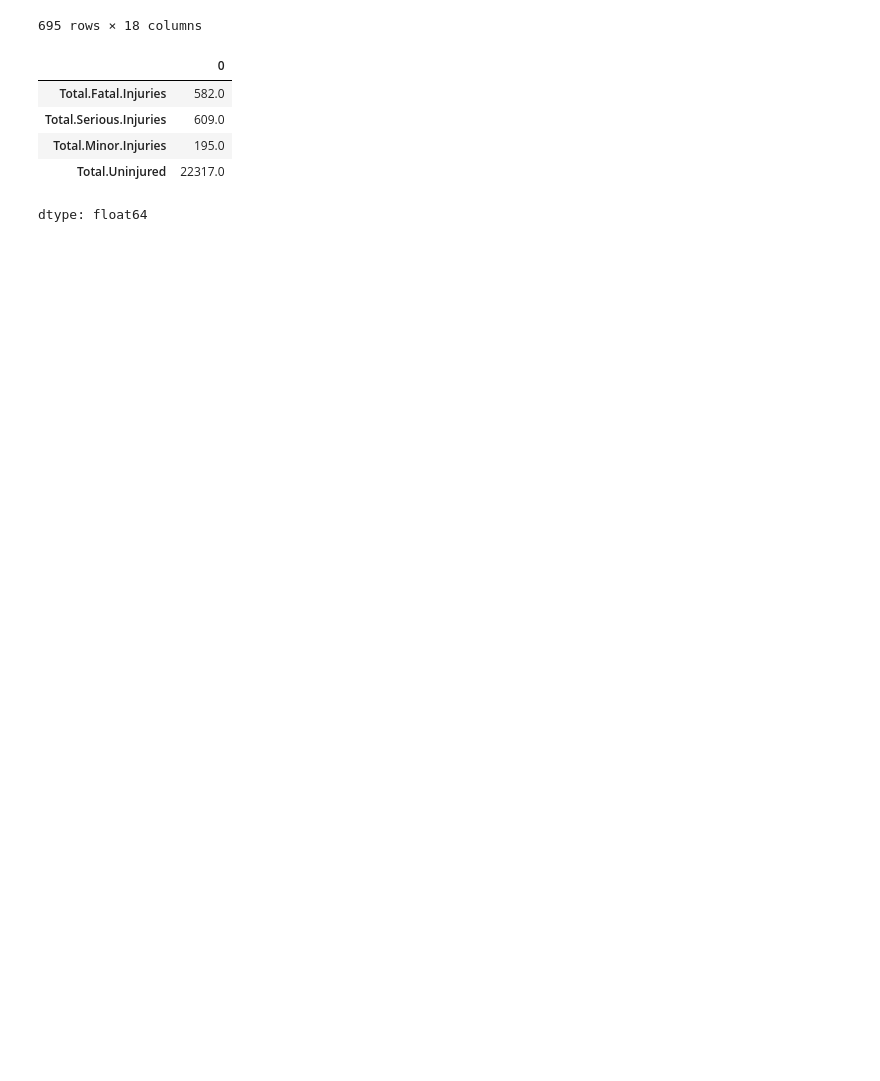
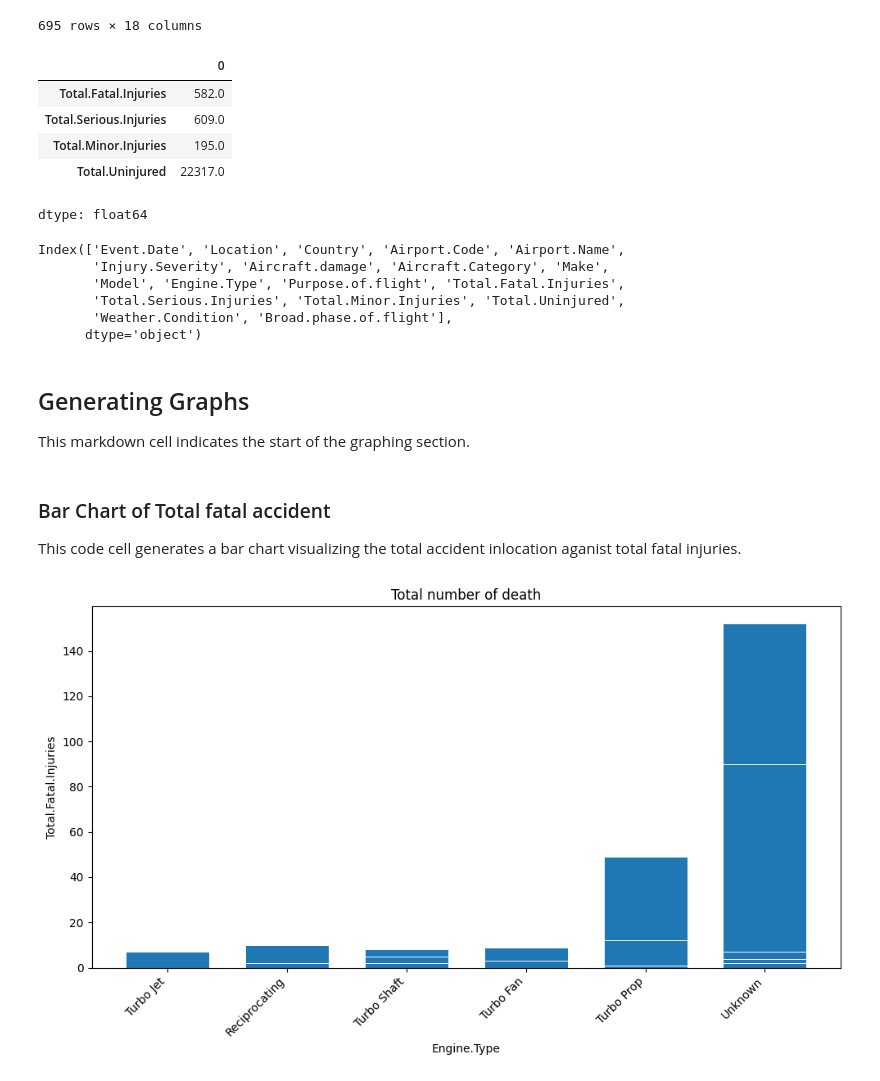
Before and after one commit to derrick4411/dsc-phase-1-project-v3, a Jupyter notebook: student.ipynb, the cells around one changed output. Cells and saved outputs as stored; diff of their text form; code cells hidden in the pictures; blank space fills up the shorter version.

Commit message:
data visualization, recomendation and conclusion

```diff
--- a/student.ipynb
+++ b/student.ipynb
@@ -288,3 +288,30 @@ df[total_injuries].sum()
 | Total.Minor.Injuries | 195.0 |
 | Total.Uninjured | 22317.0 |
 dtype: float64
+# %%
+df.columns
+# %% [output]
+Index(['Event.Date', 'Location', 'Country', 'Airport.Code', 'Airport.Name',
+       'Injury.Severity', 'Aircraft.damage', 'Aircraft.Category', 'Make',
+       'Model', 'Engine.Type', 'Purpose.of.flight', 'Total.Fatal.Injuries',
+       'Total.Serious.Injuries', 'Total.Minor.Injuries', 'Total.Uninjured',
+       'Weather.Condition', 'Broad.phase.of.flight'],
+      dtype='object')
+# %% [markdown]
+## Generating Graphs
+This markdown cell indicates the start of the graphing section.
+# %% [markdown]
+### Bar Chart of Total fatal accident
+This code cell generates a bar chart visualizing the total accident inlocation aganist  total fatal injuries.
+# %%
+# Bar chart of Total fatal accident
+plt.figure(figsize=(10, 6))
+plt.bar(df['Engine.Type'].astype(str), df['Total.Fatal.Injuries'], width=0.7, edgecolor="white", linewidth=0.7)
+plt.title("Total number of death")
+plt.xlabel('Engine.Type')
+plt.ylabel('Total.Fatal.Injuries')
+plt.xticks(rotation=45, ha='right')
+plt.tight_layout()
+plt.show()
+# %% [output]
+[figure, added]
```
Also changed, not shown: parts of 9 cells of this notebook.
